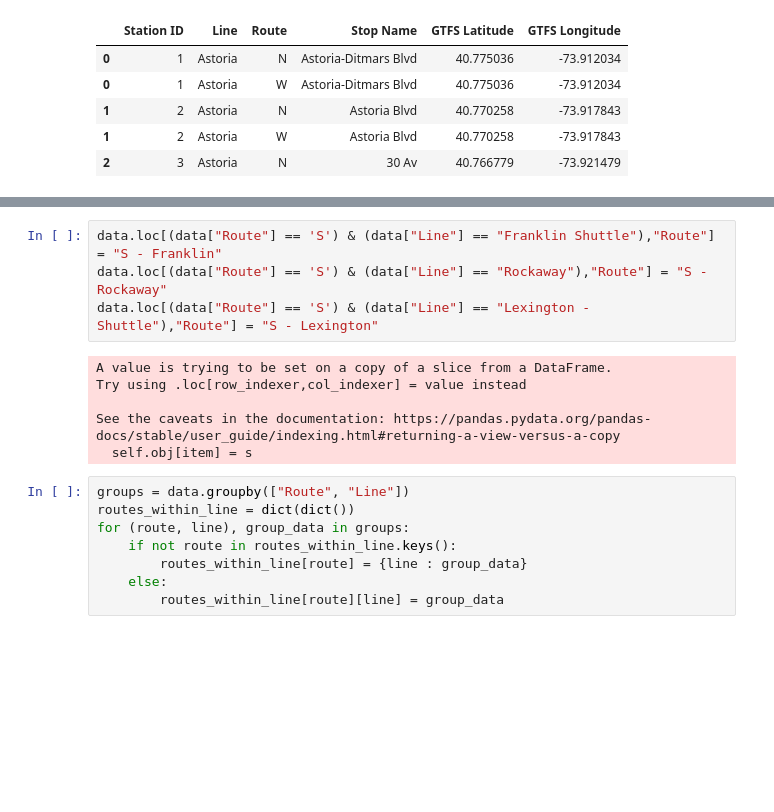
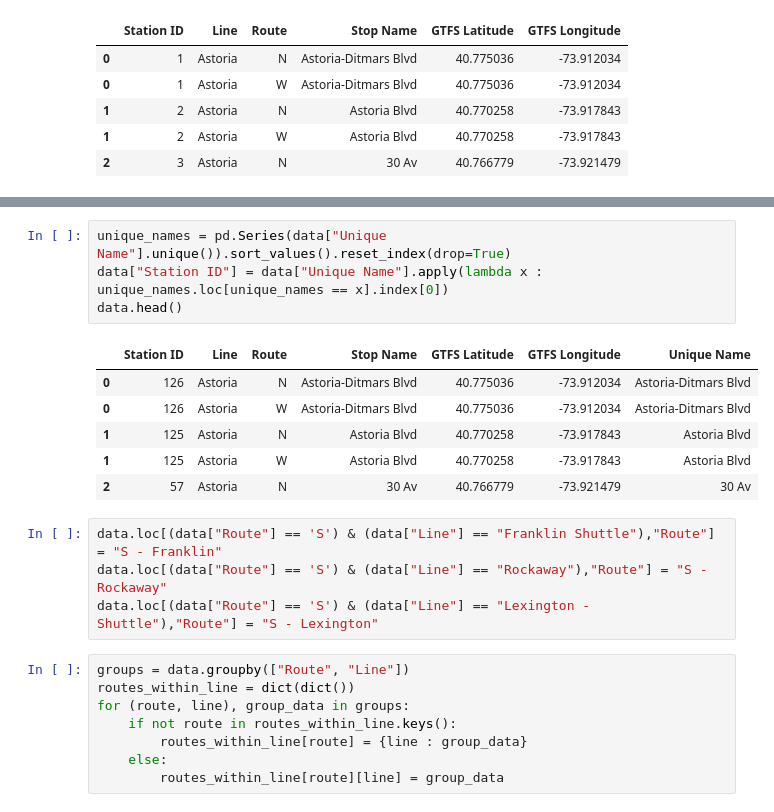
Before and after one commit to alecarreche/City_Folk, a Jupyter notebook: src/data_cleaning.ipynb, the cells around one changed output, grey strips where cells are left out. Drawn from its saved outputs; the diff is of its cells as text; blank space fills up the shorter version.

```diff
--- a/src/data_cleaning.ipynb
+++ b/src/data_cleaning.ipynb
@@ -44,13 +54,18 @@ data[data["Unique Name"] != data["Stop Name"]]
+# %%
+unique_names = pd.Series(data["Unique Name"].unique()).sort_values().reset_index(drop=True)
+data["Station ID"] = data["Unique Name"].apply(lambda x : unique_names.loc[unique_names == x].index[0])
+data.head()
+# %% [output]
+|  | Station ID | Line | Route | Stop Name | GTFS Latitude | GTFS Longitude | Unique Name |
+| 0 | 126 | Astoria | N | Astoria-Ditmars Blvd | 40.775036 | -73.912034 | Astoria-Ditmars Blvd |
+| 0 | 126 | Astoria | W | Astoria-Ditmars Blvd | 40.775036 | -73.912034 | Astoria-Ditmars Blvd |
+| 1 | 125 | Astoria | N | Astoria Blvd | 40.770258 | -73.917843 | Astoria Blvd |
+| 1 | 125 | Astoria | W | Astoria Blvd | 40.770258 | -73.917843 | Astoria Blvd |
+| 2 | 57 | Astoria | N | 30 Av | 40.766779 | -73.921479 | 30 Av |
 # %%
 data.loc[(data["Route"] == 'S') & (data["Line"] == "Franklin Shuttle"),"Route"] = "S - Franklin"
 data.loc[(data["Route"] == 'S') & (data["Line"] == "Rockaway"),"Route"] = "S - Rockaway"
 data.loc[(data["Route"] == 'S') & (data["Line"] == "Lexington - Shuttle"),"Route"] = "S - Lexington"
-# %% [output]
-A value is trying to be set on a copy of a slice from a DataFrame.
-Try using .loc[row_indexer,col_indexer] = value instead
-
-See the caveats in the documentation: https://pandas.pydata.org/pandas-docs/stable/user_guide/indexing.html#returning-a-view-versus-a-copy
-  self.obj[item] = s
 # %%
 groups = data.groupby(["Route", "Line"])
 routes_within_line = dict(dict())
```
Also changed, not shown: parts of 5 cells of this notebook, 2 other files.
